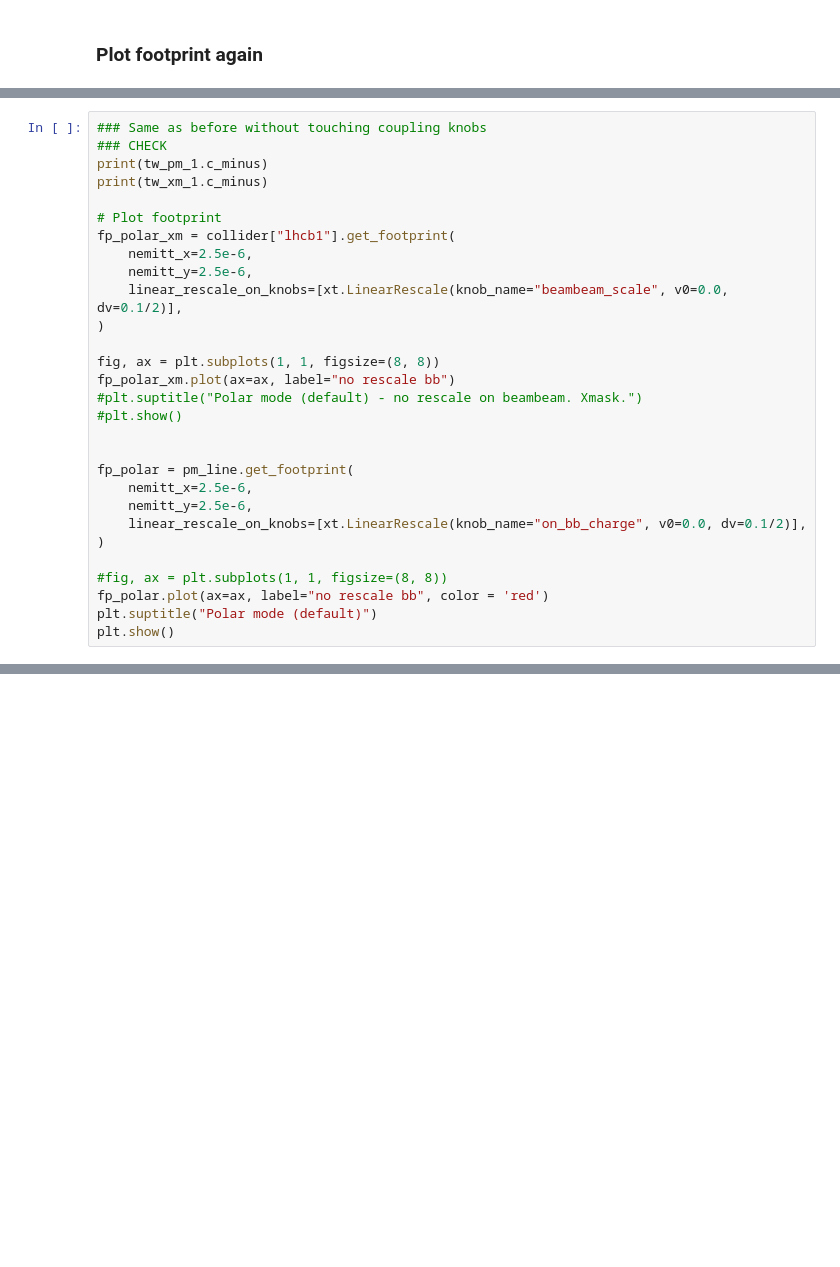
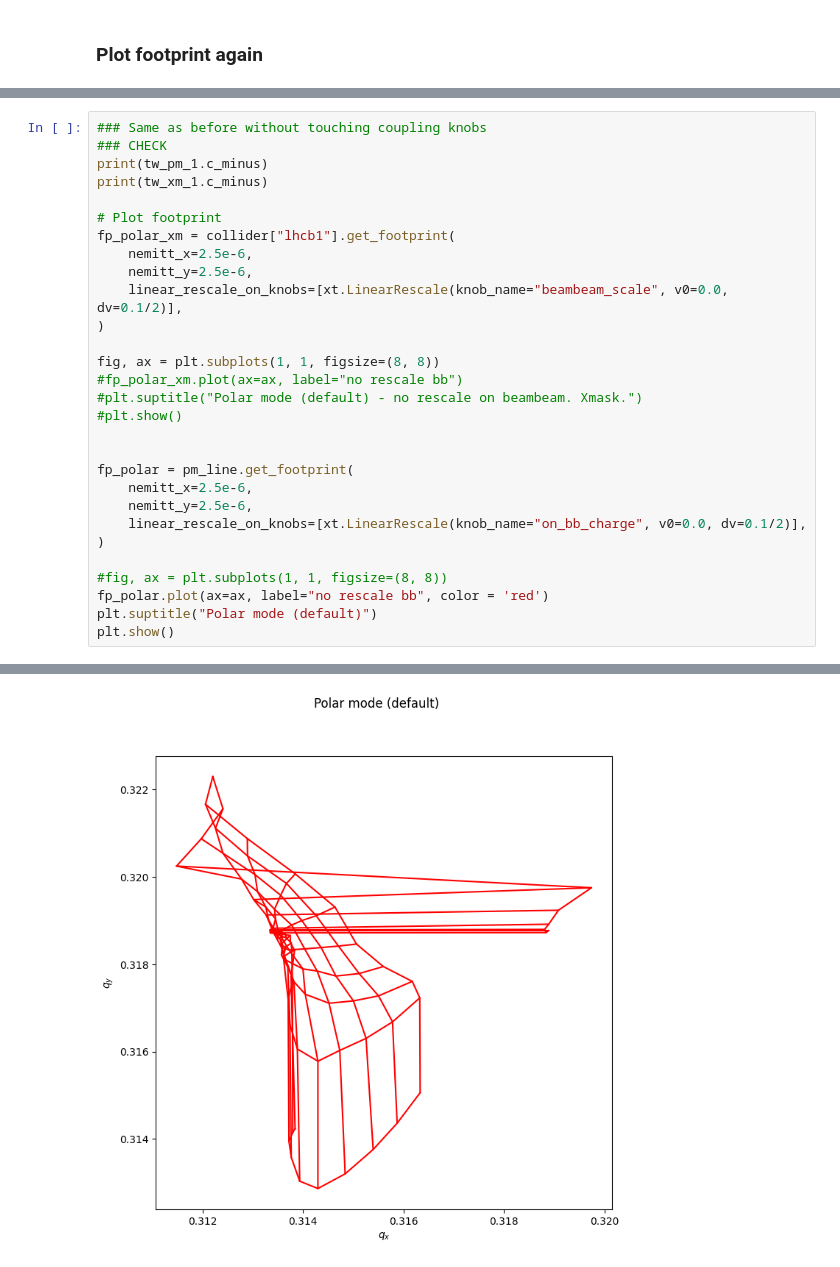
Before and after one commit to ColasDroin/comparaison_pymask_xmask, a Jupyter notebook: comparison.ipynb, the cells around one changed output, grey strips where cells are left out. Cells and saved outputs as stored; diff of their text form; blank space fills up the shorter version.

```diff
--- a/comparison.ipynb
+++ b/comparison.ipynb
@@ -295,7 +491,7 @@ fp_polar_xm = collider["lhcb1"].get_footprint(
 )
 
 fig, ax = plt.subplots(1, 1, figsize=(8, 8))
-fp_polar_xm.plot(ax=ax, label="no rescale bb")
+#fp_polar_xm.plot(ax=ax, label="no rescale bb")
 #plt.suptitle("Polar mode (default) - no rescale on beambeam. Xmask.")
 #plt.show()
 
@@ -310,3 +506,4 @@ fp_polar = pm_line.get_footprint(
 fp_polar.plot(ax=ax, label="no rescale bb", color = 'red')
 plt.suptitle("Polar mode (default)")
 plt.show()
+# %% [output]
@@ -312,0 +528 @@ plt.show()
+[figure, added]
```
Also changed, not shown: parts of 15 cells of this notebook, 4 other files.
